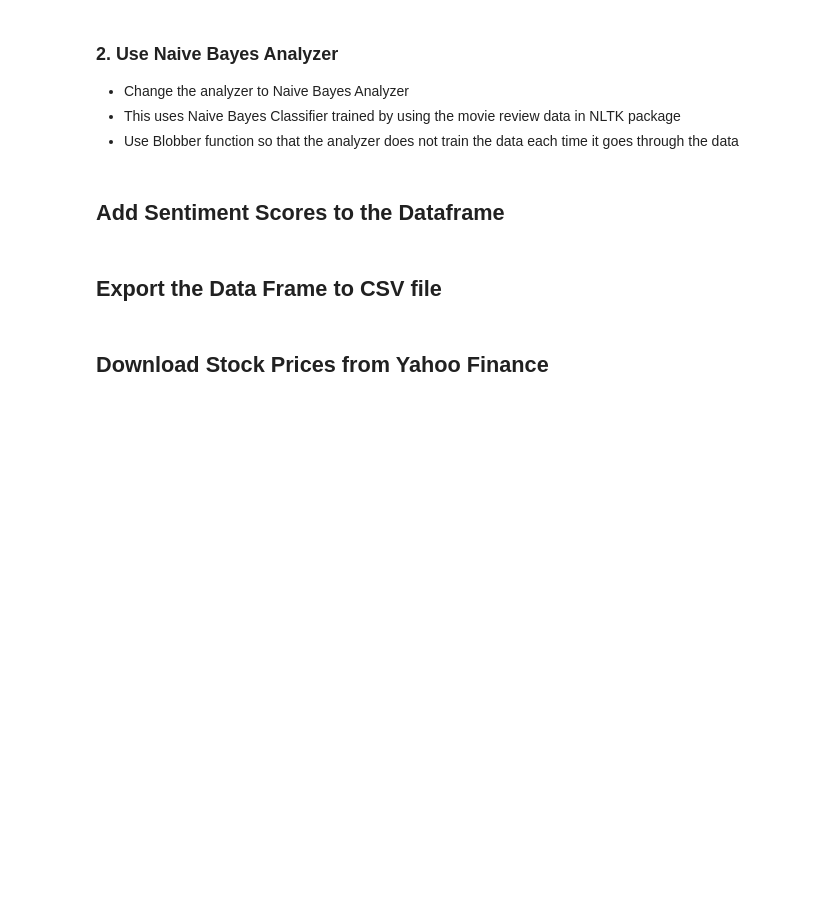
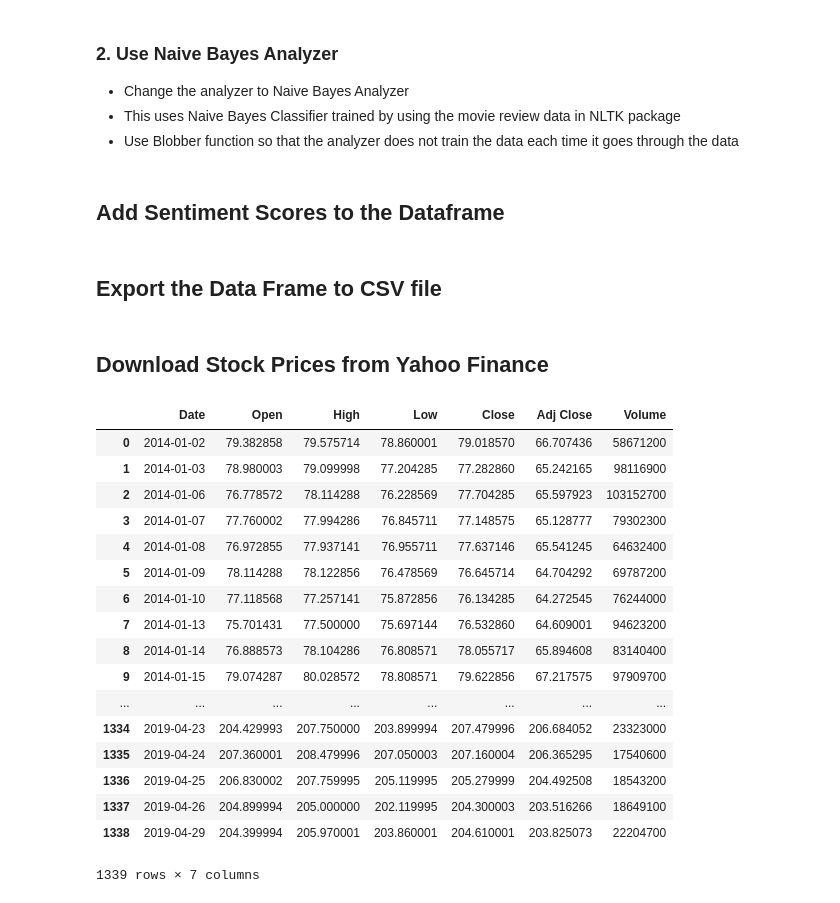
Before and after one commit to asy02006/ahsungyang-STAT418-final-project, a Jupyter notebook: codes/Article Data Download.ipynb, the cells around one changed output. Saved outputs shown, nothing was run; the diff lists cells and outputs as text; code cells hidden in the pictures; blank space fills up the shorter version.

```diff
--- a/codes/Article Data Download.ipynb
+++ b/codes/Article Data Download.ipynb
@@ -219,7 +217,26 @@ news_df.to_csv('news_data.csv', encoding='utf-8', header = True, index = False)
 # %%
 data = Fetcher("AAPL", [2014,1,1], [2019,4,30])
 shareprice_df = data.getHistorical()
 #Use Adjusted Close Price
-close_price = df.iloc[:, [0,5]]
+close_price = shareprice_df.iloc[:, [0,5]]
+# %% [output]
+|  | Date | Open | High | Low | Close | Adj Close | Volume |
+| 0 | 2014-01-02 | 79.382858 | 79.575714 | 78.860001 | 79.018570 | 66.707436 | 58671200 |
+| 1 | 2014-01-03 | 78.980003 | 79.099998 | 77.204285 | 77.282860 | 65.242165 | 98116900 |
+| 2 | 2014-01-06 | 76.778572 | 78.114288 | 76.228569 | 77.704285 | 65.597923 | 103152700 |
+| 3 | 2014-01-07 | 77.760002 | 77.994286 | 76.845711 | 77.148575 | 65.128777 | 79302300 |
+| 4 | 2014-01-08 | 76.972855 | 77.937141 | 76.955711 | 77.637146 | 65.541245 | 64632400 |
+| 5 | 2014-01-09 | 78.114288 | 78.122856 | 76.478569 | 76.645714 | 64.704292 | 69787200 |
+| 6 | 2014-01-10 | 77.118568 | 77.257141 | 75.872856 | 76.134285 | 64.272545 | 76244000 |
+| 7 | 2014-01-13 | 75.701431 | 77.500000 | 75.697144 | 76.532860 | 64.609001 | 94623200 |
+| 8 | 2014-01-14 | 76.888573 | 78.104286 | 76.808571 | 78.055717 | 65.894608 | 83140400 |
+| 9 | 2014-01-15 | 79.074287 | 80.028572 | 78.808571 | 79.622856 | 67.217575 | 97909700 |
+| ... | ... | ... | ... | ... | ... | ... | ... |
+| 1334 | 2019-04-23 | 204.429993 | 207.750000 | 203.899994 | 207.479996 | 206.684052 | 23323000 |
+| 1335 | 2019-04-24 | 207.360001 | 208.479996 | 207.050003 | 207.160004 | 206.365295 | 17540600 |
+| 1336 | 2019-04-25 | 206.830002 | 207.759995 | 205.119995 | 205.279999 | 204.492508 | 18543200 |
+| 1337 | 2019-04-26 | 204.899994 | 205.000000 | 202.119995 | 204.300003 | 203.516266 | 18649100 |
+| 1338 | 2019-04-29 | 204.399994 | 205.970001 | 203.860001 | 204.610001 | 203.825073 | 22204700 |
+1339 rows × 7 columns
 # %%
 shareprice_df.to_csv('share_price_data.csv', header = True)
```
Also changed, not shown: parts of 1 cell of this notebook, 3 other files.
